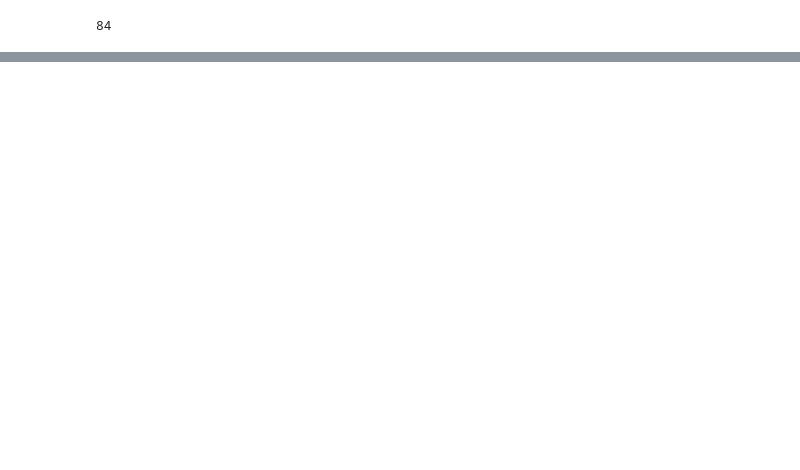
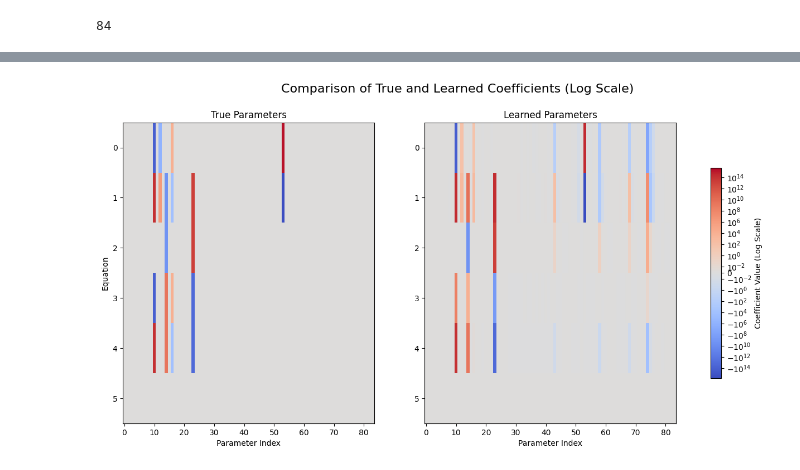
Before and after one commit to jerrydzhang/weight-perterbation, a Jupyter notebook: notebooks/ode_playground-Copy1.ipynb, the cells around one changed output, grey strips where cells are left out. Drawn from its saved outputs; the diff is of its cells as text; code cells hidden in the pictures; blank space fills up the shorter version.

Commit message:
redone base experiments

```diff
--- a/notebooks/ode_playground-Copy1.ipynb
+++ b/notebooks/ode_playground-Copy1.ipynb
@@ -64,13 +70,15 @@ plt.show()
 # %%
 library = ps.PolynomialLibrary(degree=3)
 library.fit(X)
+true_coef = map_equation(hydrogen_bromine, library).T
 model = ps.SINDy(
     feature_library=library,
-    optimizer=WeightedLasso(alpha=1e-4, weights=np.ones((library.size, 6)), max_iter=10000),
+    # optimizer=WeightedLasso(alpha=1e-4, weights=np.ones((library.size, 6)), max_iter=10000),
+    optimizer=WeightedLasso(alpha=1e-4, weights=1/(np.abs(true_coef) + 1e-10), max_iter=10000),
     differentiation_method=ps.FiniteDifference(),
 )
 
 
-model.fit(x=X, t=t_train)
+model.fit(x=X, t=t_train, x_dot=np.asarray(hydrogen_bromine(t_train, X.T)).T)
 model.print()
 # %% [output]
@@ -120,0 +152,81 @@ plt.show()
+# %%
+import matplotlib.colors as colors
+
+true_coef = map_equation(hydrogen_bromine, library)
+# true_coef = map_equation(hydrogen_bromine, library)
+# pred_coef = model.coefficients()
+
+# plt.figure(figsize=(10, 5))
+# plt.subplot(3, 1, 1)
+# plt.imshow(true_coef, cmap='viridis', aspect='auto')
+# plt.title("True Coefficients")
+# plt.subplot(3, 1, 2)
+# plt.imshow(pred_coef, cmap='viridis', aspect='auto')
+# plt.title("Predicted Coefficients")
+# plt.subplot(3, 1, 3)
+# plt.imshow(np.abs(true_coef - pred_coef), cmap='viridis', aspect='auto')
+# plt.title("Absolute Error")
+# plt.colorbar()
+# plt.tight_layout()
+# plt.show()
+
+learned_coefficients = model.coefficients()
+# learned_coefficients[np.abs(learned_coefficients) < 1e-4] = 0.0
+# true_parameters[np.abs(true_parameters) < 1e-4] = 0.0 # Also clean true params for fairness
+
+# Reshape from 1D vector (100,) to 2D column vector (100, 1) for imshow
+# true_params_2d = true_parameters.reshape(-1, 1)
+# learned_coeffs_2d = learned_coefficients.reshape(-1, 1)
+
+
+# --- 3. Set up Shared Color Scale ---
+# Find the maximum absolute value across BOTH arrays to center the color map
+abs_max = max(np.abs(true_coef).max(), np.abs(learned_coefficients).max())
+
+# Set vmin and vmax to be symmetric around zero.
+vmin = -abs_max
+vmax = abs_max
+
+# Create the symmetric log normalizer
+# linthresh: The range within which the plot is linear (-linthresh to +linthresh)
+# A smaller value makes the log scale apply to smaller numbers.
+linthresh = 1e-2
+log_norm = colors.SymLogNorm(linthresh=linthresh, vmin=vmin, vmax=vmax, base=10)
+
+
+# --- 4. Plotting ---
+fig, ax = plt.subplots(1, 2, figsize=(16, 7))
+fig.suptitle('Comparison of True and Learned Coefficients (Log Scale)', fontsize=16)
+
+# Plot True Parameters
+im1 = ax[0].imshow(
+    true_coef,
+    aspect='auto',
+    cmap='coolwarm',
+    norm=log_norm  # Apply the shared log normalization
+)
+ax[0].set_title('True Parameters')
+ax[0].set_xlabel('Parameter Index')
+ax[0].set_ylabel('Equation')
+# ax[0].set_xticks([]) # Hide x-axis ticks as they are not meaningful
+
+# Plot Learned Parameters
+im2 = ax[1].imshow(
+    learned_coefficients,
+    aspect='auto',
+    cmap='coolwarm',
+    norm=log_norm  # Apply the SAME shared log normalization
+)
+ax[1].set_title('Learned Parameters')
+ax[1].set_xlabel('Parameter Index')
+# ax[1].set_xticks([])
+# ax[1].set_yticks([]) # Hide y-axis ticks for the second plot
+
+# Add a single, shared colorbar
+fig.colorbar(im2, ax=ax, orientation='vertical', label='Coefficient Value (Log Scale)', shrink=0.7)
+
+# plt.tight_layout(rect=[0, 0, 1, 0.96]) # Adjust for suptitle
+# plt.show()
+plt.savefig('true_vs_learned_coefficients.png')
+# %% [output]
+[figure, added]
```
Also changed, not shown: parts of 12 cells of this notebook, 32 other files.
